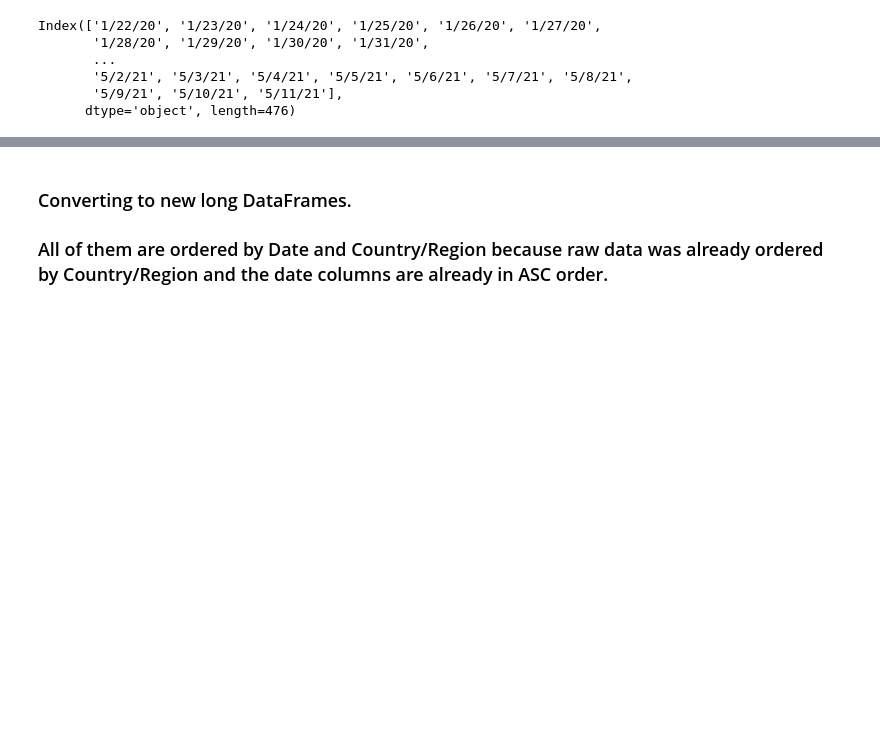
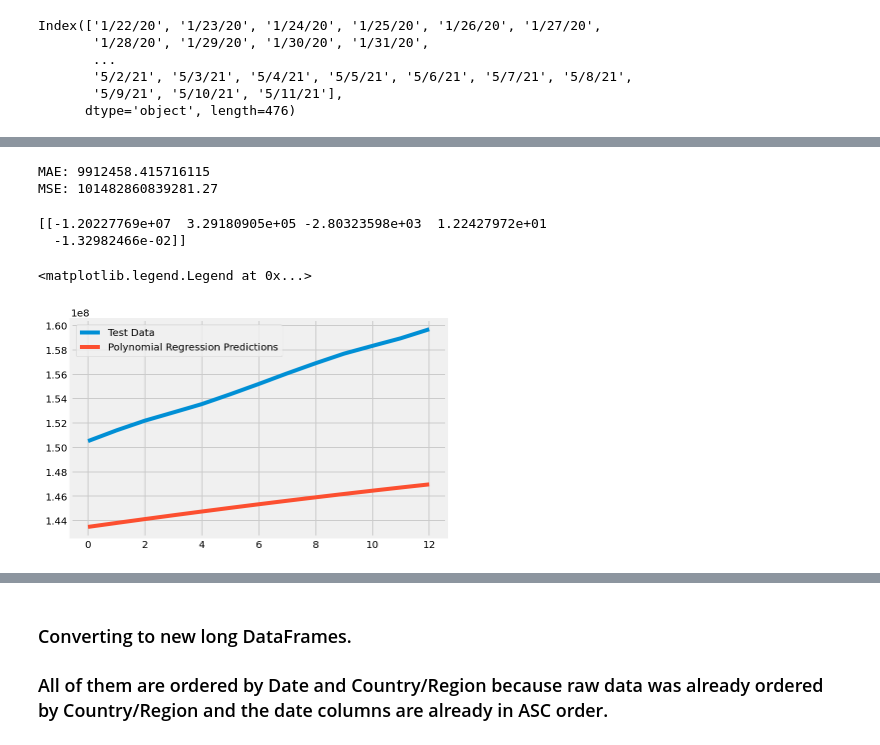
Before and after one commit to padwalab/Covid-Symptom-Analysis, a Jupyter notebook: Notebooks/DataEngineering.ipynb, the cells around one changed output, grey strips where cells are left out. Drawn from its saved outputs; the diff is of its cells as text; code cells hidden in the pictures; blank space fills up the shorter version.

Commit message:
working with the regression models

```diff
--- a/Notebooks/DataEngineering.ipynb
+++ b/Notebooks/DataEngineering.ipynb
@@ -52,0 +88,41 @@ dates = confirmed_df.loc[:, cols[4]:cols[-1]].keys()
+# %%
+X_train_confirmed, X_test_confirmed, y_train_confirmed, y_test_confirmed = train_test_split(daysFromBeginning[50:], globalCases[50:], test_size=0.03, shuffle=False)
+# %%
+# svmConfirmed = svm_search.best_estimator_
+svmConfirmed = SVR(shrinking=True, kernel='poly',gamma=0.01, epsilon=1,degree=3, C=0.1)
+svmConfirmed.fit(X_train_confirmed, y_train_confirmed)
+svmPred = svmConfirmed.predict(future_forcast)
+# %%
+# transform our data for polynomial regression
+poly = PolynomialFeatures(degree=4)
+polyXTrainConfirmed = poly.fit_transform(X_train_confirmed)
+polyXTestConfirmed = poly.fit_transform(X_test_confirmed)
+polyFutureForecast = poly.fit_transform(future_forcast)
+
+bayesian_poly = PolynomialFeatures(degree=5)
+bayesian_polyXTrainConfirmed = bayesian_poly.fit_transform(X_train_confirmed)
+bayesian_polyXTestConfirmed = bayesian_poly.fit_transform(X_test_confirmed)
+bayesian_polyFutureForecast = bayesian_poly.fit_transform(future_forcast)
+# %%
+# polynomial regression
+linear_model = LinearRegression(normalize=True, fit_intercept=False)
+linear_model.fit(polyXTrainConfirmed, y_train_confirmed)
+test_linearPred = linear_model.predict(polyXTestConfirmed)
+linearPred = linear_model.predict(polyFutureForecast)
+print('MAE:', mean_absolute_error(test_linearPred, y_test_confirmed))
+print('MSE:',mean_squared_error(test_linearPred, y_test_confirmed))
+# %% [output]
+MAE: 9912458.415716115
+MSE: 101482860839281.27
+# %%
+print(linear_model.coef_)
+# %% [output]
+[[-1.20227769e+07  3.29180905e+05 -2.80323598e+03  1.22427972e+01
+  -1.32982466e-02]]
+# %%
+plt.plot(y_test_confirmed)
+plt.plot(test_linearPred)
+plt.legend(['Test Data', 'Polynomial Regression Predictions'])
+# %% [output]
+<matplotlib.legend.Legend at 0x...>
+[figure, added]
```
Also changed, not shown: parts of 65 cells of this notebook, 3 other files.
